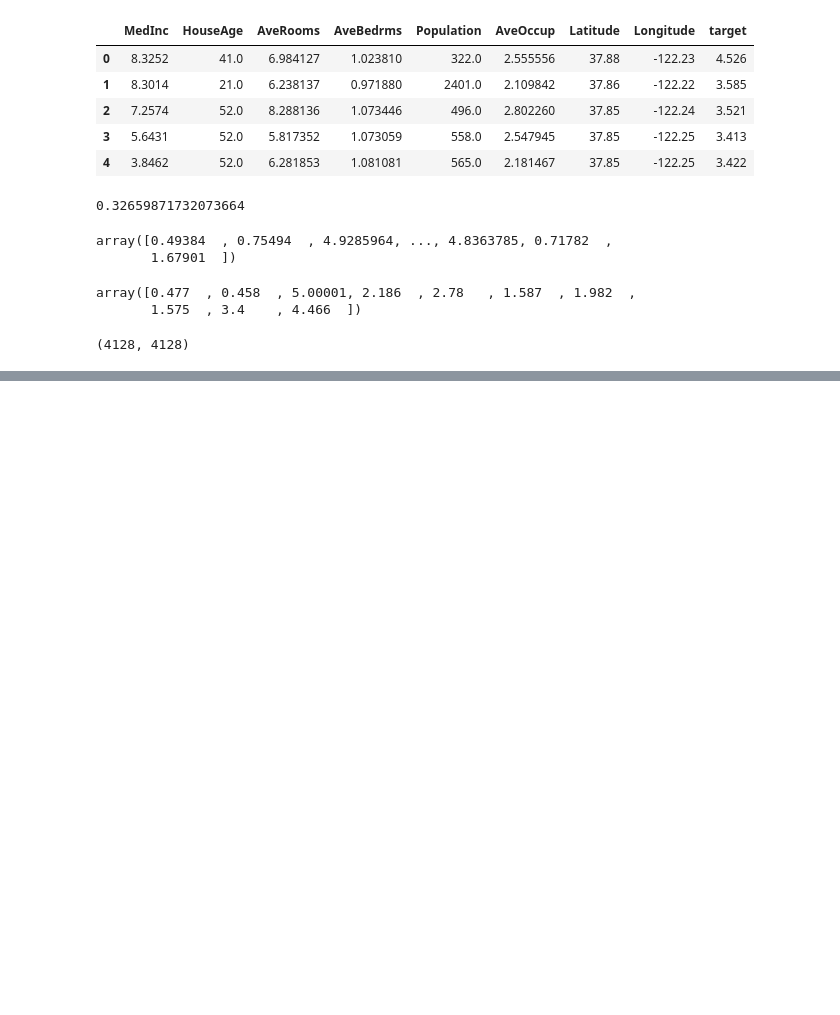
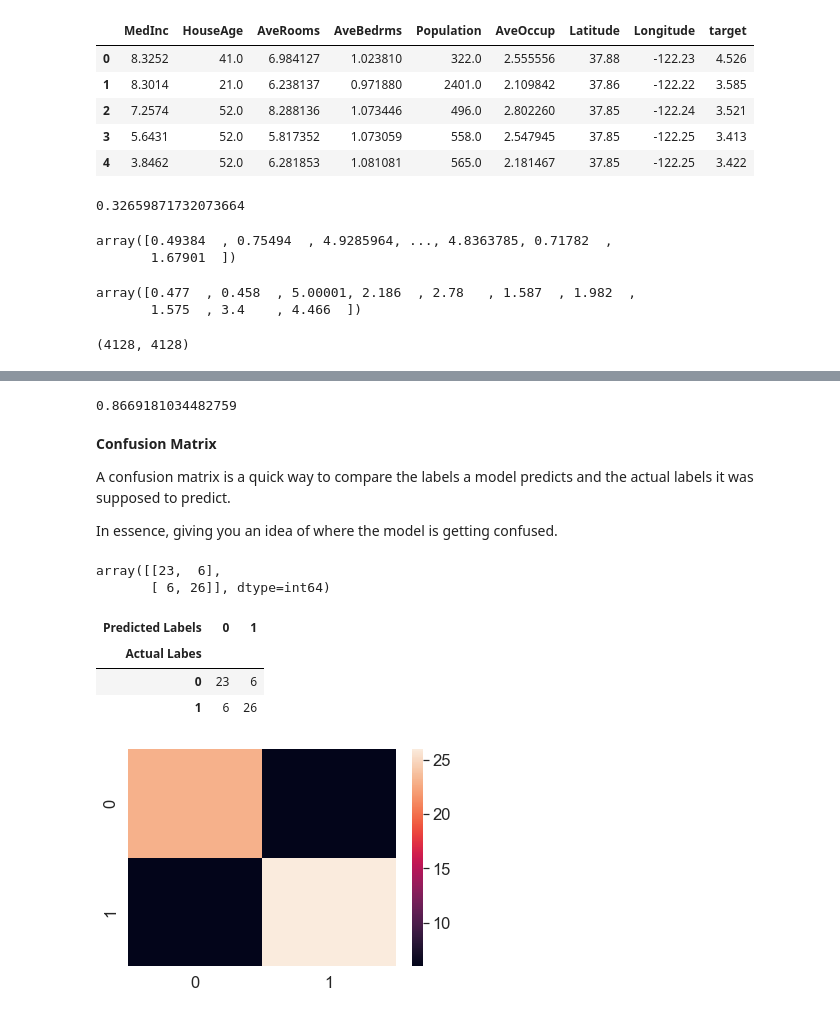
Before and after one commit to sumeet860/datascience, a Jupyter notebook: notebook/scikitlearn.ipynb, the cells around one changed output, grey strips where cells are left out. Cells and saved outputs as stored; diff of their text form; code cells hidden in the pictures; blank space fills up the shorter version.

```diff
--- a/notebook/scikitlearn.ipynb
+++ b/notebook/scikitlearn.ipynb
@@ -1044,0 +1188,11 @@ len(y_preds), len(y_test)
+# %%
+from sklearn.model_selection import cross_val_score
+from sklearn.ensemble import RandomForestClassifier
+
+np.random.seed(42)
+
+X = heart_disease.drop("target", axis=1)
+y = heart_disease["target"]
+
+clf = RandomForestClassifier()
+cross_val_score = cross_val_score(clf, X, y, cv=5)
@@ -1044,0 +1284,48 @@ len(y_preds), len(y_test)
+# %%
+# AUC score
+from sklearn.metrics import roc_auc_score
+
+roc_auc_score(y_test, y_probs_positive)
+# %% [output]
+0.8669181034482759
+# %% [markdown]
+**Confusion Matrix**
+
+A confusion matrix is a quick way to compare the labels a model predicts and the actual labels it was supposed to predict.
+
+In essence, giving you an idea of where the model is getting confused.
+# %%
+from sklearn.metrics import confusion_matrix
+
+y_preds = clf.predict(X_test)
+
+confusion_matrix(y_test, y_preds)
+# %% [output]
+array([[23,  6],
+       [ 6, 26]], dtype=int64)
+# %%
+# Visualize confusion matrix with pd.crosstab()
+
+pd.crosstab(y_test,
+           y_preds,
+           rownames=["Actual Labes"],
+           colnames=["Predicted Labels"])
+# %% [output]
+| Predicted Labels | 0 | 1 |
+| Actual Labes |  |  |
+| 0 | 23 | 6 |
+| 1 | 6 | 26 |
+# %%
+# Make our confusion matrix more visual with seaborn heatmap()
+import seaborn as sns
+
+# See the font scale
+sns.set(font_scale=1.5)
+
+# Create a confusion matrix
+conf_mat = confusion_matrix(y_test, y_preds)
+
+# Plot it using Seaborn
+sns.heatmap(conf_mat);
+# %% [output]
+[figure, added]
```
Also changed, not shown: parts of 31 cells of this notebook.
